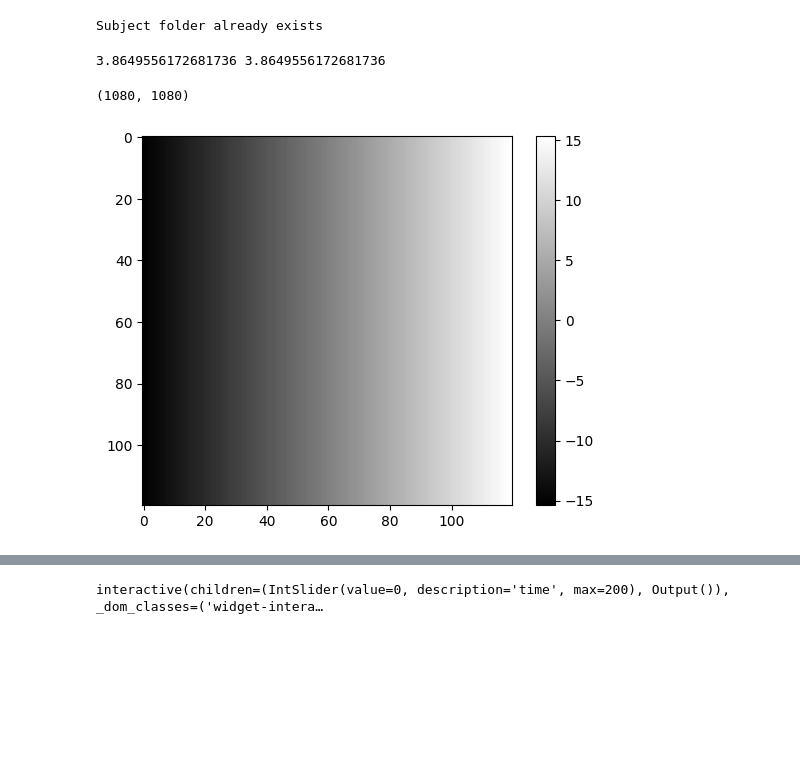
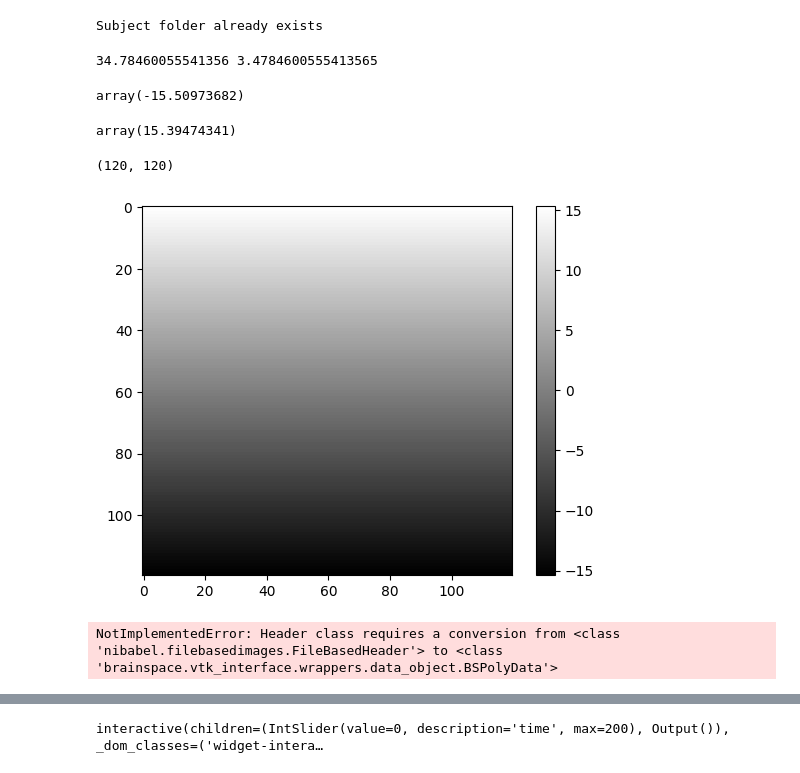
Before and after one commit to clayspacelab/popeye_model_fit, a Jupyter notebook: run_modelfit.ipynb, the cells around one changed output, grey strips where cells are left out. Cells and saved outputs as stored; diff of their text form; code cells hidden in the pictures; blank space fills up the shorter version.

Commit message:
trying to replicate the bugs and figuring out a way to visualize BOLD over brain

```diff
--- a/run_modelfit.ipynb
+++ b/run_modelfit.ipynb
@@ -24,8 +32,8 @@ params['subjID'] = 'JC'
 # Got these from Zhengang, and he got it from rsvp_params.txt
 params['viewingDistance'] = 63 #83.5 # in cm
 params['screenWidth'] = 35 #36.2 # in cm
-params['scaleFactor'] = 1#0.1
-params['resampleFactor'] =1 # 1080/120
+params['scaleFactor'] = 0.1
+params['resampleFactor'] = 1080/120
 params['dtype'] = ctypes.c_int16
 
 p = set_paths(params)
@@ -37,7 +45,7 @@ bar = np.flip(bar, axis=0)
 # Transpose x and y for bar
 # bar = np.transpose(bar, (1, 0, 2))
 
-# bar = resample_stimulus(bar, params['resampleFactor'])
+bar = resample_stimulus(bar, params['resampleFactor'])
 
 copy_files(p, params)
 
@@ -77,15 +85,44 @@ stimulus = VisualStimulus(bar.astype('int16'),
 # %%
 print(stimulus.ppd, stimulus.ppd0)
 # %% [output]
-3.8649556172681736 3.8649556172681736
+34.78460055541356 3.4784600555413565
+# %%
+np.min(stimulus.deg_x)
+# %% [output]
+array(-15.50973682)
+# %%
+np.max(stimulus.deg_x)
+# %% [output]
+array(15.39474341)
 # %%
 np.shape(stimulus.deg_x)
 # %% [output]
-(1080, 1080)
+(120, 120)
 # %%
 plt.figure()
-plt.imshow(stimulus.deg_x0, cmap='gray')
+plt.imshow(stimulus.deg_y, cmap='gray')
 plt.colorbar()
 plt.show()
 # %% [output]
-[figure, old version]
+[figure, new version]
+# %%
+# Visualize the surfaces for the subject
+lh_surf_gii_path = os.path.join(p['pRF_data'], params['subjID'], params['subjID']+'anat', 'surf', 'lh.inflated.gii')
+rh_surf_gii_path = os.path.join(p['pRF_data'], params['subjID'], params['subjID']+'anat', 'surf', 'rh.inflated.gii')
+if not os.path.exists(lh_surf_gii_path):
+    lh_surf_path = os.path.join(p['pRF_data'], params['subjID'], params['subjID']+'anat', 'surf', 'lh.inflated')
+    rh_surf_path = os.path.join(p['pRF_data'], params['subjID'], params['subjID']+'anat', 'surf', 'rh.inflated')
+    lh_surf = read_surface(lh_surf_path, itype='fs')
+    rh_surf = read_surface(rh_surf_path, itype='fs')
+
+    nib.save(nib.gifti.gifti.GiftiImage(lh_surf), lh_surf_gii_path)
+    nib.save(nib.gifti.gifti.GiftiImage(rh_surf), rh_surf_gii_path)
+else:
+    lh_surf_gii = nib.load(lh_surf_gii_path).get_data()
+    rh_surf_gii = nib.load(rh_surf_gii_path).get_data()
+
+
+# plot_hemispheres(lh_surf, rh_surf, embed_nb=True, zoom = 1.2, share='both', size=(900, 500),
+#                  cmap='viridis', interactive=False, color_bar='bottom')
+# %% [output]
+NotImplementedError: Header class requires a conversion from <class 'nibabel.filebasedimages.FileBasedHeader'> to <class 'brainspace.vtk_interface.wrappers.data_object.BSPolyData'>
```
Also changed, not shown: parts of 6 cells of this notebook, 2 other files.
